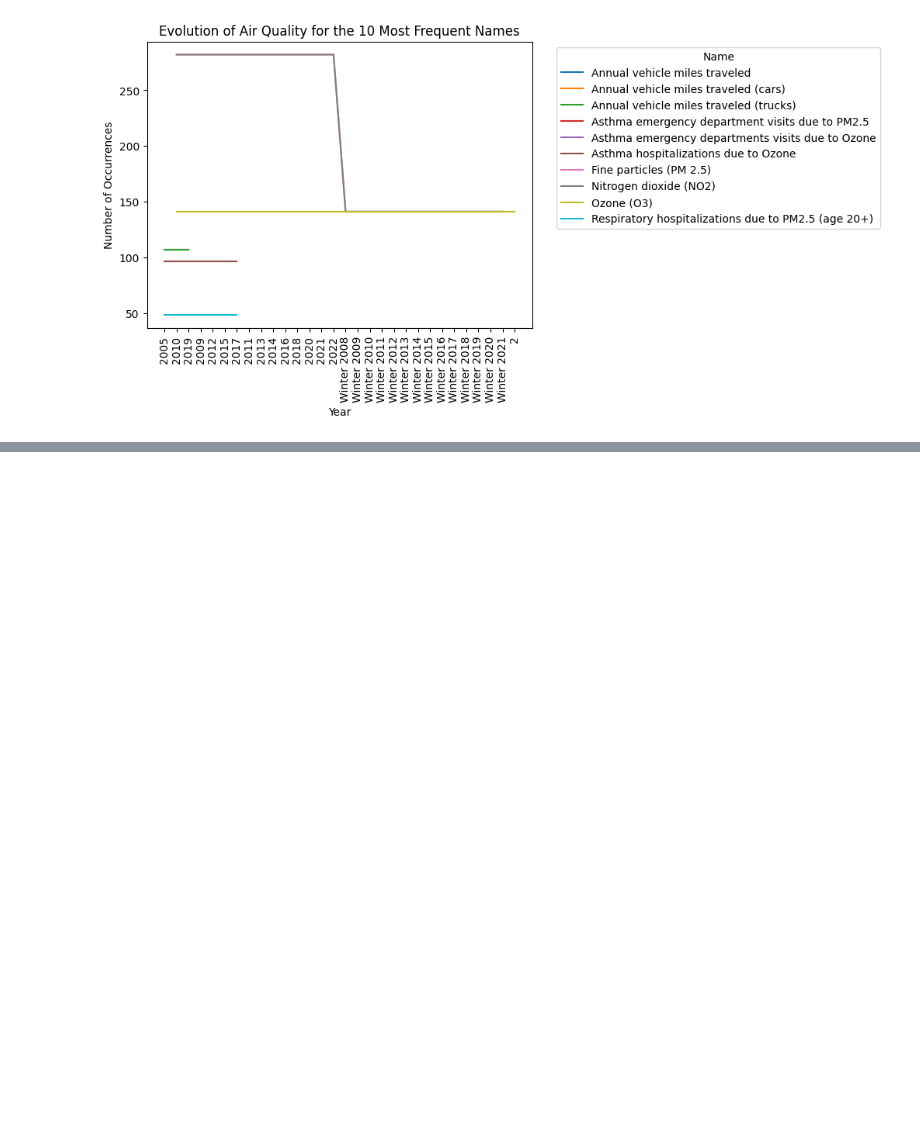
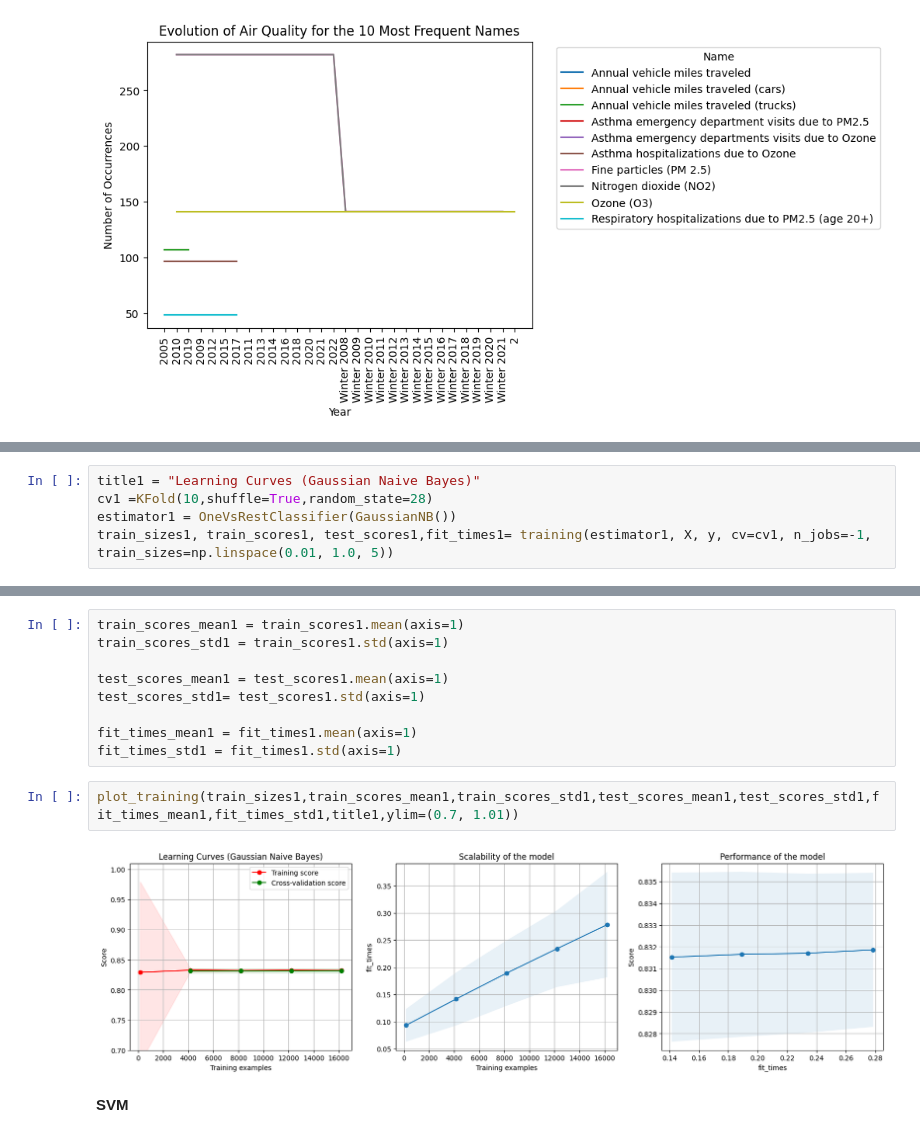
Before and after one commit to Laureoby/Air_Quality_dataset, a Jupyter notebook: Air_Quality_dataset.ipynb, the cells around one changed output, grey strips where cells are left out. Cells and saved outputs as stored; diff of their text form; blank space fills up the shorter version.

```diff
--- a/Air_Quality_dataset.ipynb
+++ b/Air_Quality_dataset.ipynb
@@ -291,0 +733,5 @@ plt.show()
+# %%
+title1 = "Learning Curves (Gaussian Naive Bayes)"
+cv1 =KFold(10,shuffle=True,random_state=28)
+estimator1 = OneVsRestClassifier(GaussianNB())
+train_sizes1, train_scores1, test_scores1,fit_times1= training(estimator1, X, y, cv=cv1, n_jobs=-1, train_sizes=np.linspace(0.01, 1.0, 5))
@@ -291,0 +742,15 @@ plt.show()
+# %%
+train_scores_mean1 = train_scores1.mean(axis=1)
+train_scores_std1 = train_scores1.std(axis=1)
+
+test_scores_mean1 = test_scores1.mean(axis=1)
+test_scores_std1= test_scores1.std(axis=1)
+
+fit_times_mean1 = fit_times1.mean(axis=1)
+fit_times_std1 = fit_times1.std(axis=1)
+# %%
+plot_training(train_sizes1,train_scores_mean1,train_scores_std1,test_scores_mean1,test_scores_std1,fit_times_mean1,fit_times_std1,title1,ylim=(0.7, 1.01))
+# %% [output]
+[figure, added]
+# %% [markdown]
+**SVM**
```
Also changed, not shown: parts of 44 cells of this notebook.
